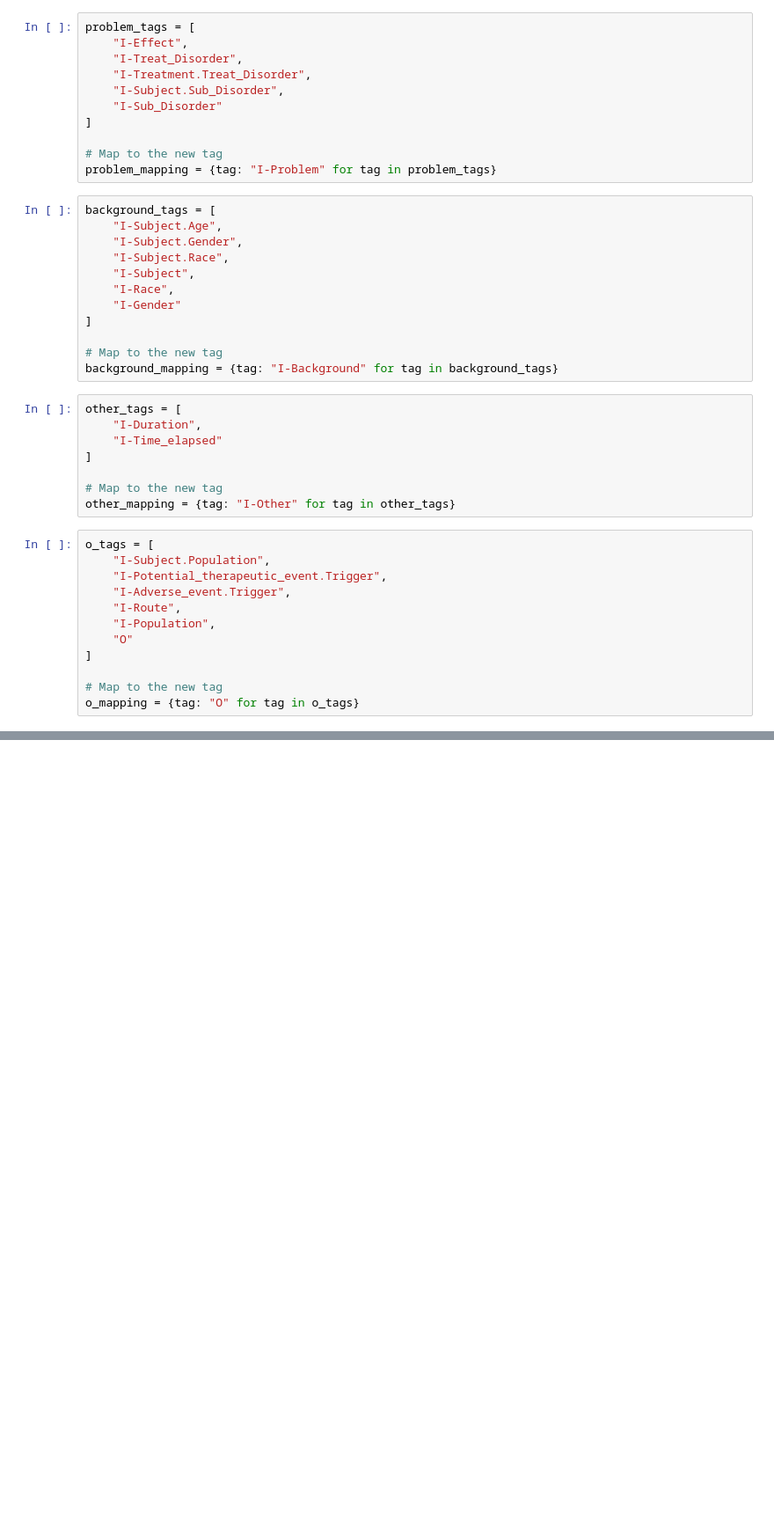
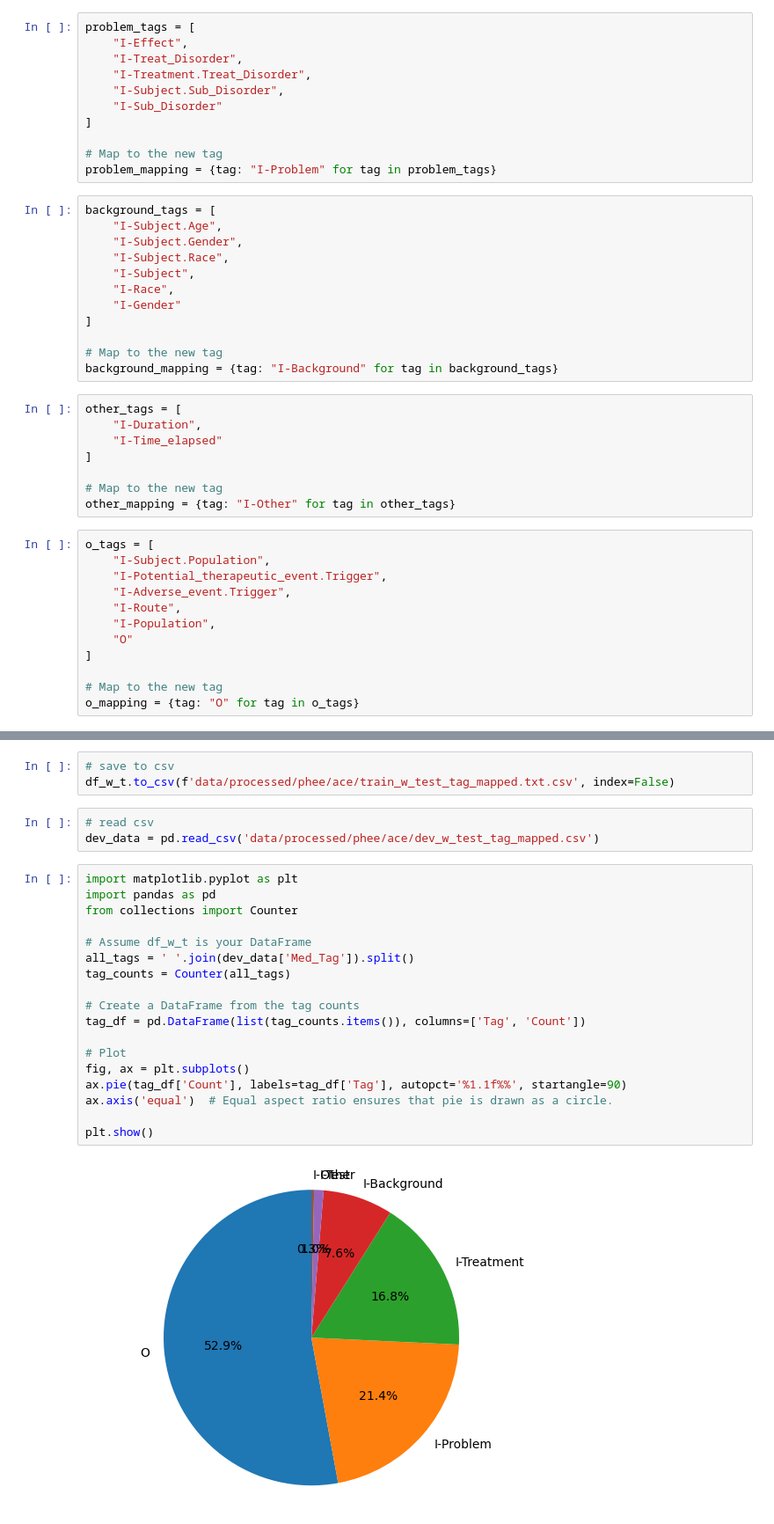
Before and after one commit to lara-ozyegen/MRP_MedHighlight, a Jupyter notebook: notebooks/phee.ipynb, the cells around one changed output, grey strips where cells are left out. Shown at 88% size. Saved outputs shown, nothing was run; the diff lists cells and outputs as text; blank space fills up the shorter version.

```diff
--- a/notebooks/phee.ipynb
+++ b/notebooks/phee.ipynb
@@ -364,0 +473,26 @@ train_args = {
+# %%
+# save to csv
+df_w_t.to_csv(f'data/processed/phee/ace/train_w_test_tag_mapped.txt.csv', index=False)
+# %%
+# read csv
+dev_data = pd.read_csv('data/processed/phee/ace/dev_w_test_tag_mapped.csv')
+# %%
+import matplotlib.pyplot as plt
+import pandas as pd
+from collections import Counter
+
+# Assume df_w_t is your DataFrame
+all_tags = ' '.join(dev_data['Med_Tag']).split()
+tag_counts = Counter(all_tags)
+
+# Create a DataFrame from the tag counts
+tag_df = pd.DataFrame(list(tag_counts.items()), columns=['Tag', 'Count'])
+
+# Plot
+fig, ax = plt.subplots()
+ax.pie(tag_df['Count'], labels=tag_df['Tag'], autopct='%1.1f%%', startangle=90)
+ax.axis('equal')  # Equal aspect ratio ensures that pie is drawn as a circle.
+
+plt.show()
+# %% [output]
+[figure, added]
```
Also changed, not shown: parts of 51 cells of this notebook, 2 other files.
